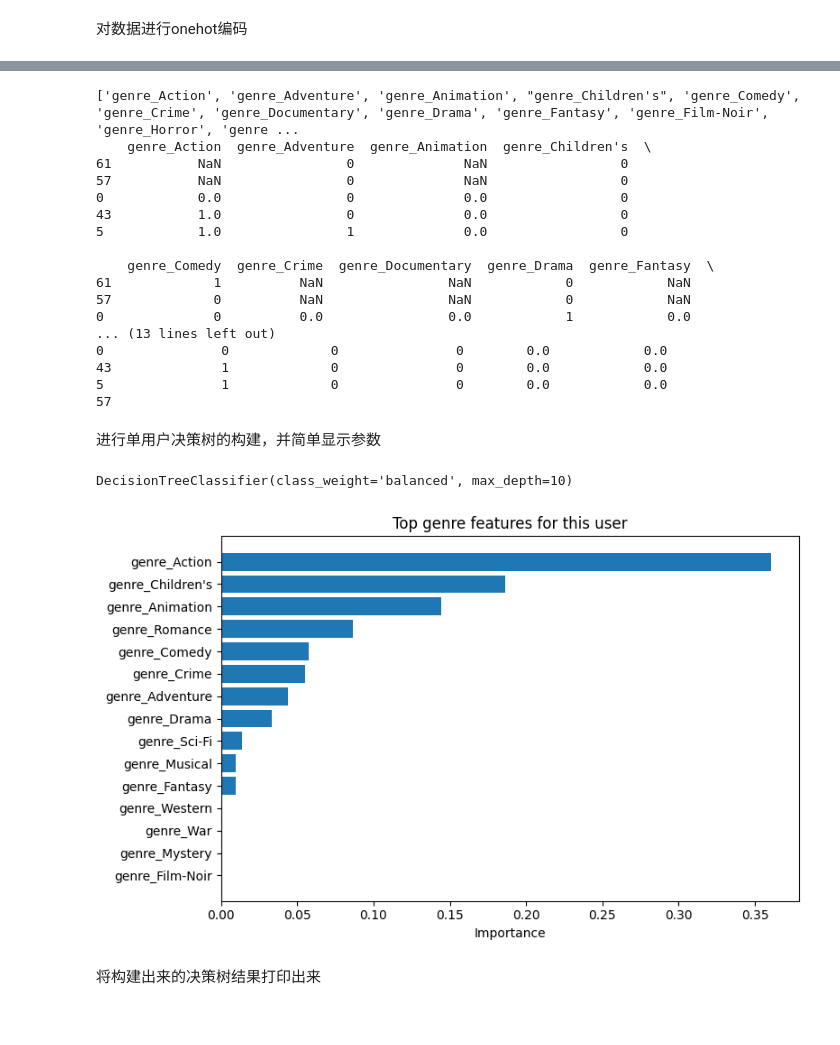
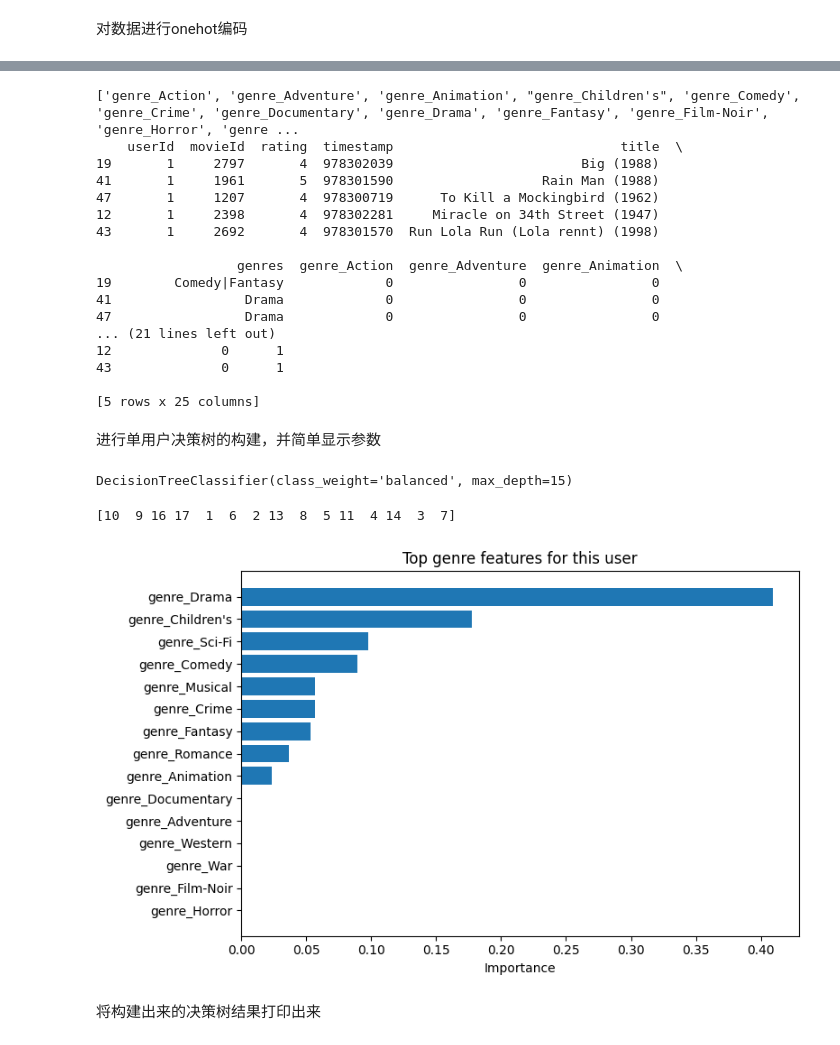
Before and after one commit to axgn/dm_hw, a Jupyter notebook: machinelearning/train5.ipynb, the cells around one changed output, grey strips where cells are left out. Cells and saved outputs as stored; diff of their text form; code cells hidden in the pictures.

```diff
--- a/machinelearning/train5.ipynb
+++ b/machinelearning/train5.ipynb
@@ -95,7 +77,9 @@ def add_unseen_movies_as_negatives(df, movies, n_neg_per_pos=0.2, random_state=4
     neg_samples["timestamp"] = timestamps
     neg_samples["userId"] = user_id
     neg_samples["rating"] = -1  # placeholder rating for negatives
-
+    neg_samples["genres"] = movies.loc[
+        neg_samples.index, "genres"
+    ].values  # copy genres from movies df
     neg_samples = onehot(neg_samples)
 
     return pd.concat([df, neg_samples], ignore_index=True)
@@ -152,55 +120,57 @@ max: 5 min: 3 threshold: 4.0
 # %%
-test_feature_cols = (
+train_feature_cols = (
     [c for c in train_data.columns if  c.startswith("genre_") and not c.endswith("_user")]
 )
-print(test_feature_cols)
-
-X = train_data[test_feature_cols]
+print(train_feature_cols)
+print(train_data.head())
+X = train_data[train_feature_cols]
 y = train_data["label"]
 # %% [output]
 ['genre_Action', 'genre_Adventure', 'genre_Animation', "genre_Children's", 'genre_Comedy', 'genre_Crime', 'genre_Documentary', 'genre_Drama', 'genre_Fantasy', 'genre_Film-Noir', 'genre_Horror', 'genre ...
-    genre_Action  genre_Adventure  genre_Animation  genre_Children's  \
-61           NaN                0              NaN                 0
-57           NaN                0              NaN                 0
-0            0.0                0              0.0                 0
-43           1.0                0              0.0                 0
-5            1.0                1              0.0                 0
+    userId  movieId  rating  timestamp                             title  \
+19       1     2797       4  978302039                        Big (1988)
+41       1     1961       5  978301590                   Rain Man (1988)
+47       1     1207       4  978300719      To Kill a Mockingbird (1962)
+12       1     2398       4  978302281     Miracle on 34th Street (1947)
+43       1     2692       4  978301570  Run Lola Run (Lola rennt) (1998)
 
-    genre_Comedy  genre_Crime  genre_Documentary  genre_Drama  genre_Fantasy  \
-61             1          NaN                NaN            0            NaN
-57             0          NaN                NaN            0            NaN
-0              0          0.0                0.0            1            0.0
-... (13 lines left out)
-0               0             0               0        0.0            0.0
-43              1             0               0        0.0            0.0
-5               1             0               0        0.0            0.0
-57
+                  genres  genre_Action  genre_Adventure  genre_Animation  \
+19        Comedy|Fantasy             0                0                0
+41                 Drama             0                0                0
+47                 Drama             0                0                0
+... (21 lines left out)
+12              0      1
+43              0      1
+
+[5 rows x 25 columns]
 # %% [markdown]
 进行单用户决策树的构建，并简单显示参数
 # %%
 clf = DecisionTreeClassifier(
-    max_depth=10,
+    max_depth=15,
     min_samples_leaf=1,class_weight="balanced"
 )
 
 clf.fit(X, y)
 # %% [output]
-DecisionTreeClassifier(class_weight='balanced', max_depth=10)
+DecisionTreeClassifier(class_weight='balanced', max_depth=15)
 # %%
 importances = clf.feature_importances_
-cols = np.array(test_feature_cols)  # same feature list you used for X
+cols = np.array(train_feature_cols)  # same feature list you used for X
 
 idx = np.argsort(importances)[-15:]  # top 15 features
 
 plt.figure(figsize=(8, 5))
 plt.barh(range(len(idx)), importances[idx])
+print(idx)
 plt.yticks(range(len(idx)), cols[idx])
 plt.xlabel("Importance")
 plt.title("Top genre features for this user")
 plt.tight_layout()
 plt.show()
 # %% [output]
+[10  9 16 17  1  6  2 13  8  5 11  4 14  3  7]
-[figure, old version]
+[figure, new version]
 # %% [markdown]
 将构建出来的决策树结果打印出来
 # %%
```
Also changed, not shown: parts of 6 cells of this notebook, 1 other file.
